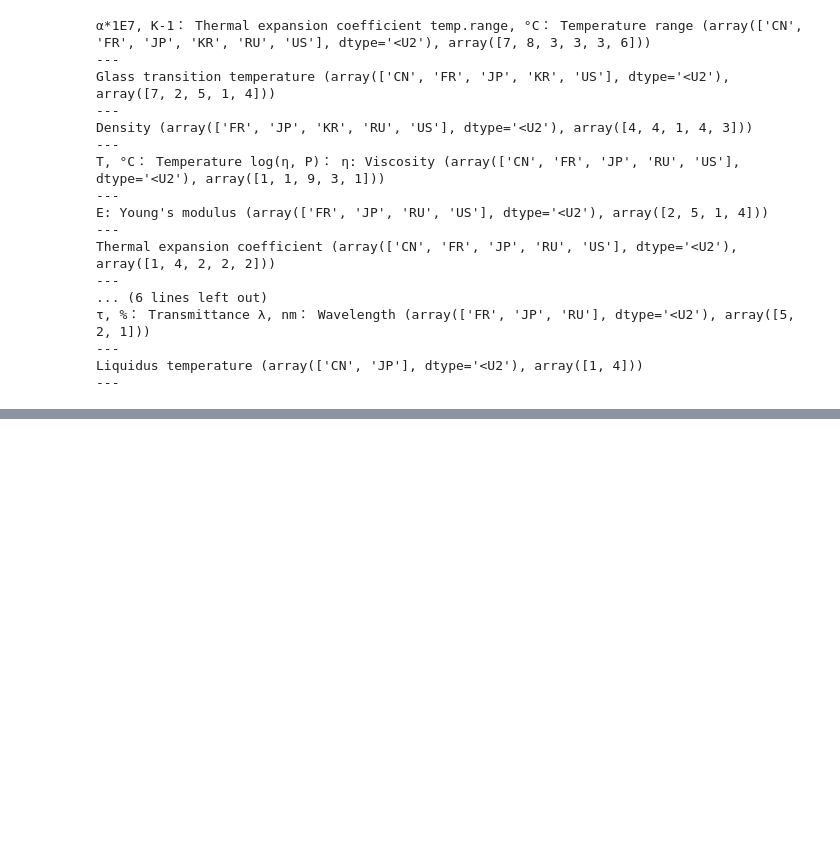
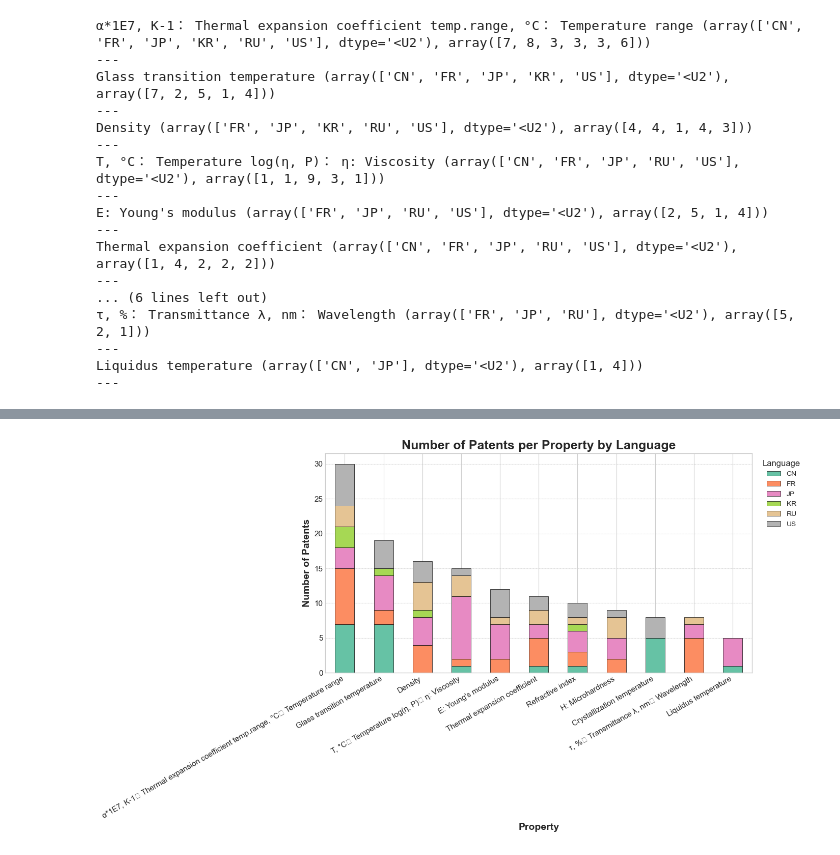
Before and after one commit to zakidotai/MuMMIE, a Jupyter notebook: code/patents_explorer.ipynb, the cells around one changed output, grey strips where cells are left out. Cells and saved outputs as stored; diff of their text form; code cells hidden in the pictures; blank space fills up the shorter version.

Commit message:
added number of patents per prop by language plot

```diff
--- a/code/patents_explorer.ipynb
+++ b/code/patents_explorer.ipynb
@@ -226,0 +207,63 @@ Name: count, Length: 163, dtype: int64
+# %%
+import matplotlib.pyplot as plt
+import numpy as np
+import pandas as pd
+import matplotlib.cm as cm
+
+# --- Your preprocessing (same as before) ---
+idx_list = [8, 37, 14, 53, 40, 32, 16, 9, 50, 103, 29]
+lang_viz = dict()
+for idx in idx_list:
+    key = dfcolum_stats.col_names.loc[idx]
+    values = dfcolum_stats.variations.loc[idx]
+    langs = [val[-1] for val in values]
+    lang_viz[key] = langs
+
+plot_data = {}
+for key, langs in lang_viz.items():
+    unique_langs, counts = np.unique(langs, return_counts=True)
+    plot_data[key] = dict(zip(unique_langs, counts))
+
+df_plot = pd.DataFrame(plot_data).T.fillna(0).astype(int)
+
+# --- Pretty Plotting ---
+plt.style.use("seaborn-v0_8-whitegrid")  # modern clean style
+
+# Pick a color palette (tab20 is good for many categories)
+colors = cm.get_cmap("Set2", df_plot.shape[1]).colors
+
+ax = df_plot.plot(
+    kind="bar",
+    stacked=True,
+    figsize=(14, 8),
+    color=colors,
+    edgecolor="black",
+    linewidth=0.5,
+)
+
+# Titles and labels
+plt.title("Number of Patents per Property by Language", fontsize=18, weight="bold")
+plt.xlabel("Property", fontsize=14, weight="bold")
+plt.ylabel("Number of Patents", fontsize=14, weight="bold")
+
+# Rotate x-axis labels for readability
+plt.xticks(rotation=30, ha="right", fontsize=11)
+plt.yticks(fontsize=11)
+
+# Legend styling
+plt.legend(
+    title="Language",
+    title_fontsize=12,
+    fontsize=10,
+    loc="upper left",
+    bbox_to_anchor=(1.01, 1),
+    frameon=False,
+)
+
+# Add gridlines
+ax.grid(axis="y", linestyle="--", alpha=0.7)
+
+plt.tight_layout()
+plt.show()
+# %% [output]
+[figure, added]
```
Also changed, not shown: parts of 8 cells of this notebook.
